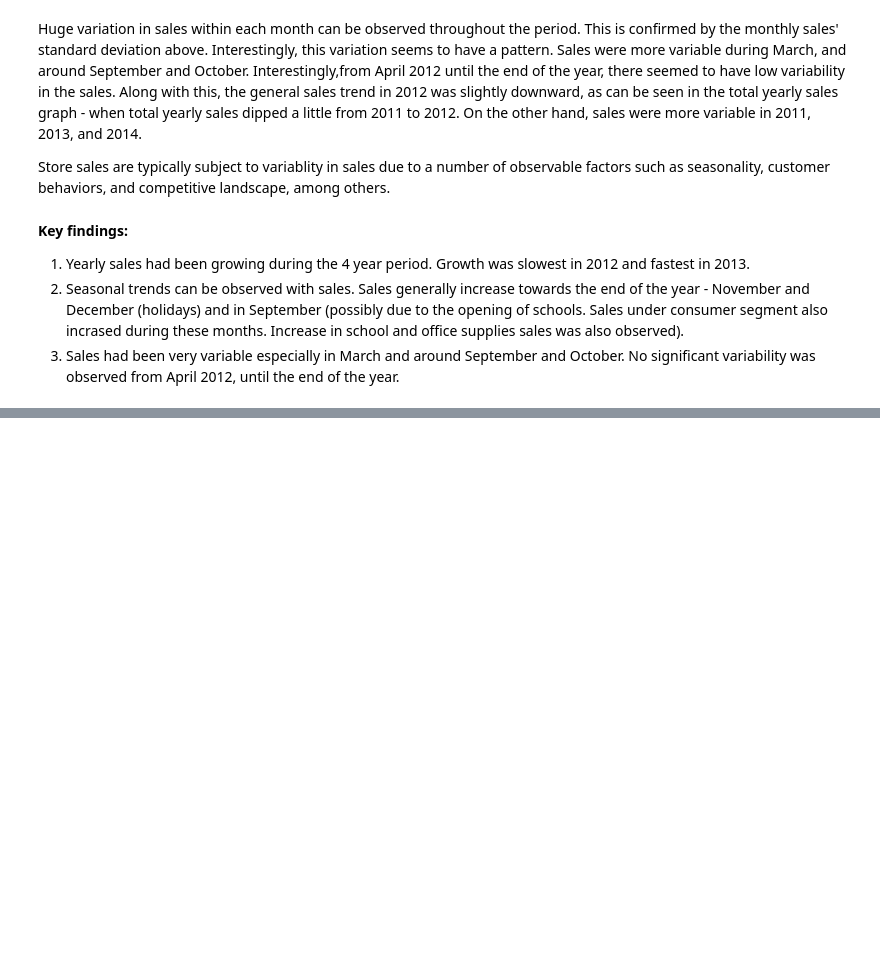
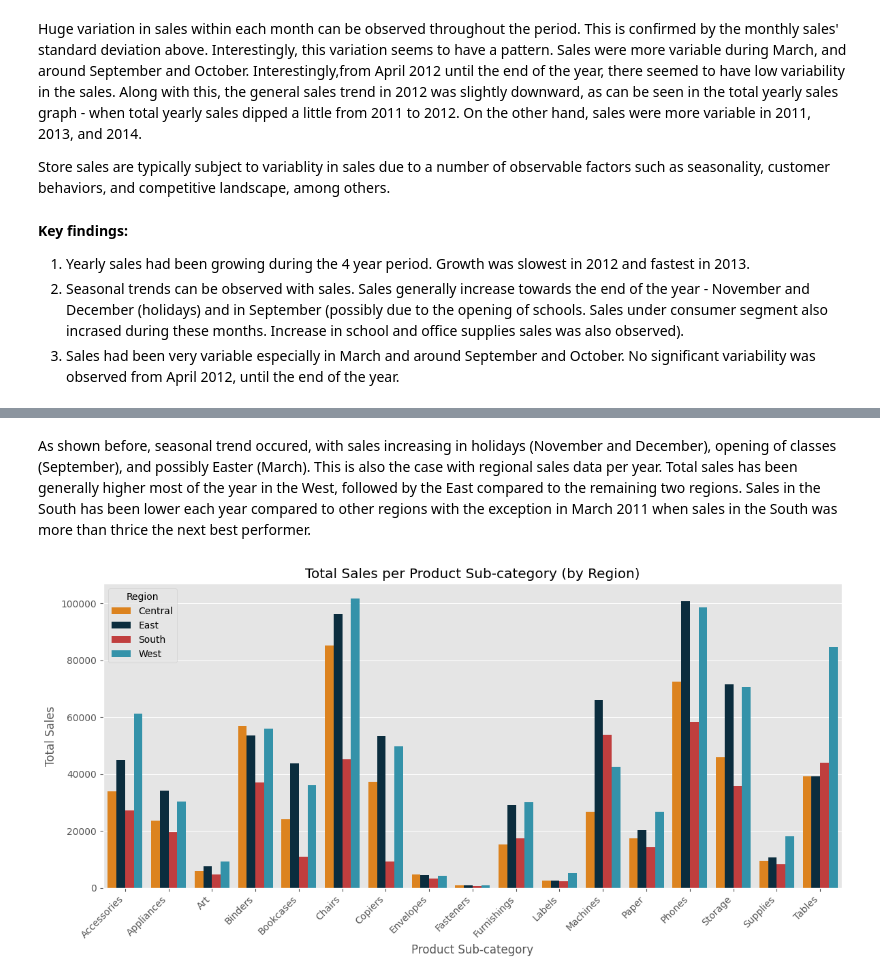
Before and after one commit to mantra0519/Retail_store_analysis, a Jupyter notebook: store_analysis.ipynb, the cells around one changed output, grey strips where cells are left out. Saved outputs shown, nothing was run; the diff lists cells and outputs as text; code cells hidden in the pictures; blank space fills up the shorter version.

```diff
--- a/store_analysis.ipynb
+++ b/store_analysis.ipynb
@@ -332,0 +466,16 @@ Store sales are typically subject to variablity in sales due to a number of obse
+# %% [markdown]
+As shown before, seasonal trend occured, with sales increasing in holidays (November and December), opening of classes (September), and possibly Easter (March). This is also the case with regional sales data per year. Total sales has been generally higher most of the year in the West, followed by the East compared to the remaining two regions. Sales in the South has been lower each year compared to other regions with the exception in March 2011 when sales in the South was more than thrice the next best performer.
+# %%
+reg_sub=pd.DataFrame(data.groupby(['Region','Sub-Category'])['Sales'].sum()).reset_index()
+
+plt.figure(figsize=(12, 6))
+sns.barplot(data=reg_sub, x='Sub-Category', y='Sales', hue='Region',palette=['#fb8500','#023047','#d62828','#219ebc'])
+plt.xlabel('Product Sub-category')
+plt.ylabel('Total Sales')
+plt.title('Total Sales per Product Sub-category (by Region)')
+plt.xticks(rotation=45, ha='right')
+plt.legend(title='Region')
+plt.tight_layout()
+plt.show()
+# %% [output]
+[figure, added]
```
Also changed, not shown: parts of 16 cells of this notebook.
